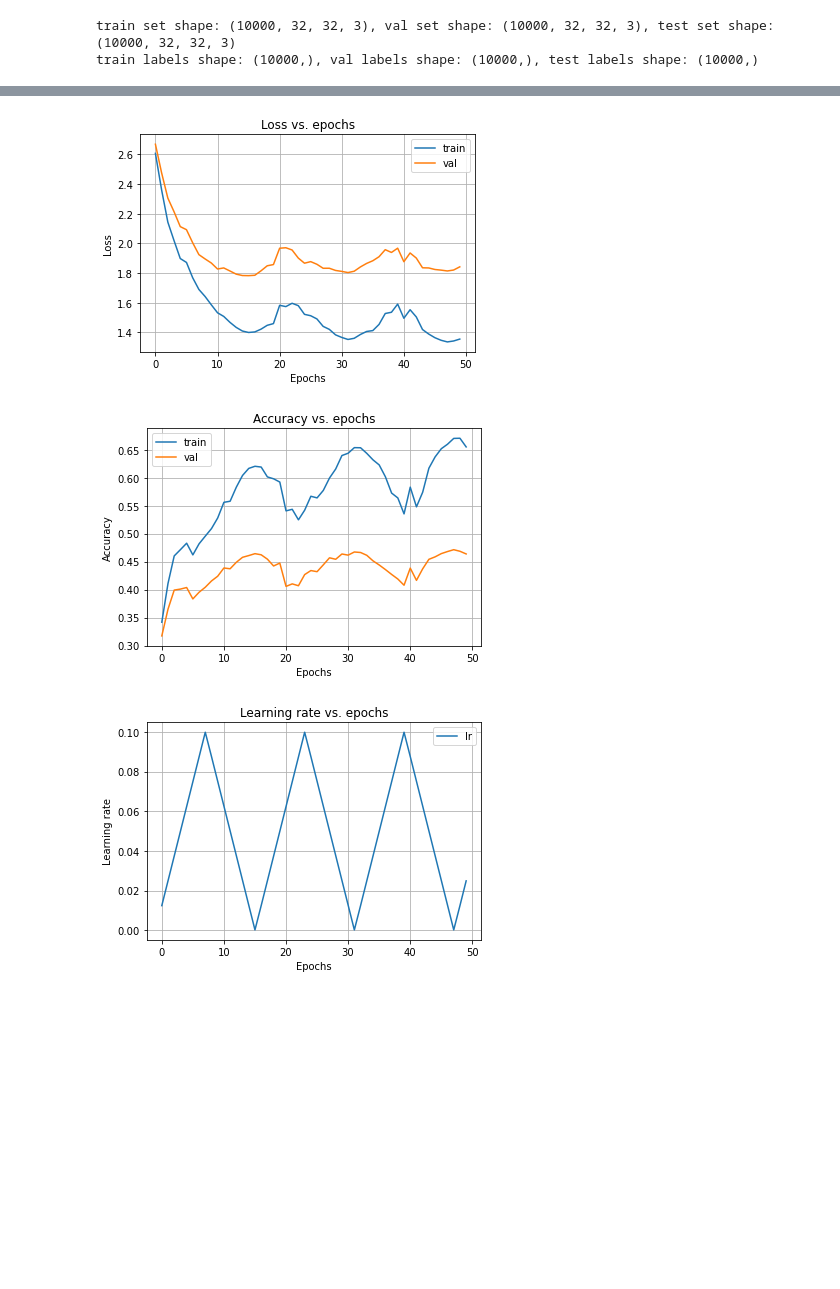
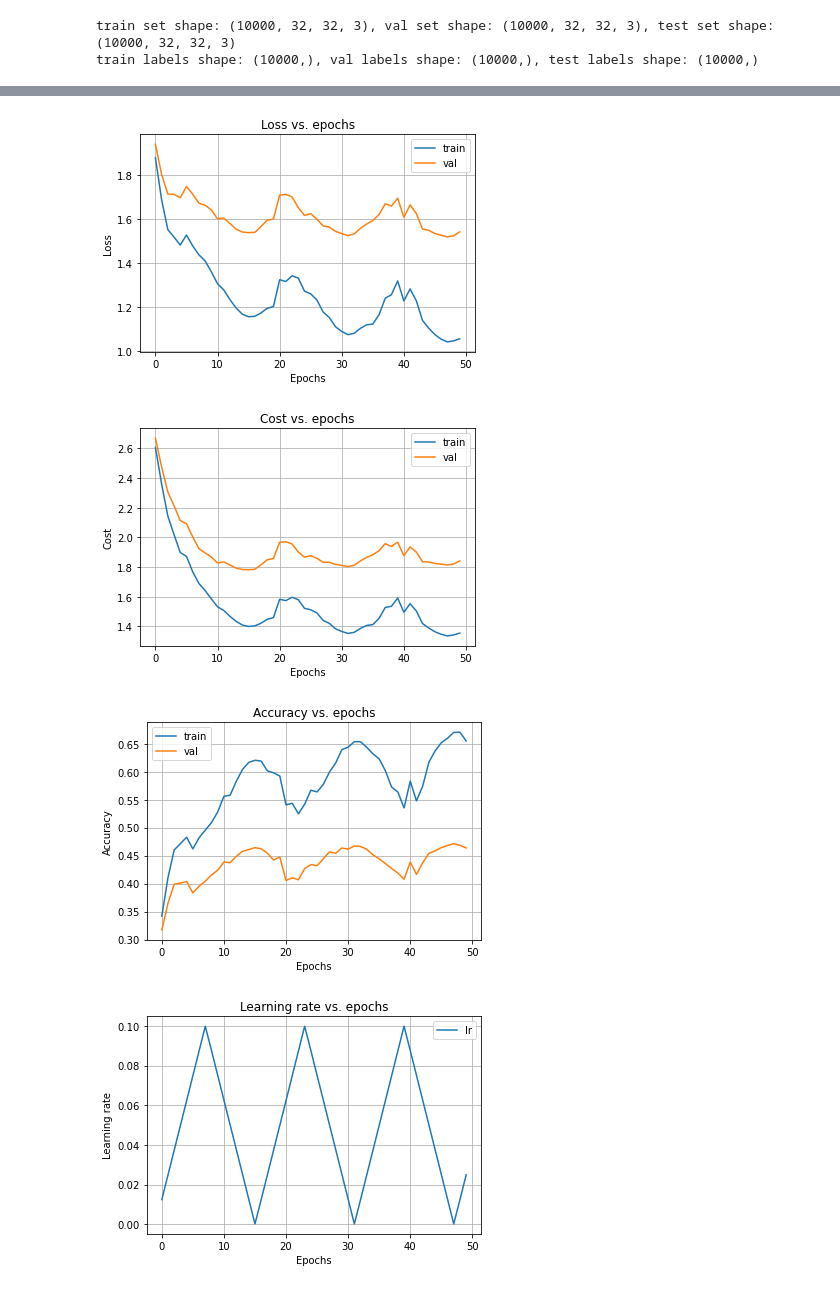
Before and after one commit to mark-antal-csizmadia/nn-blocks, a Jupyter notebook: main2.ipynb, the cells around one changed output, grey strips where cells are left out. Cells and saved outputs as stored; diff of their text form; code cells hidden in the pictures; blank space fills up the shorter version.

Commit message:
separated cost and loss. closes #26

```diff
--- a/main2.ipynb
+++ b/main2.ipynb
@@ -81,6 +81,16 @@ def plot_losses(history):
     plt.title("Loss vs. epochs")
     plt.xlabel("Epochs")
     plt.ylabel("Loss")
+    plt.legend()
+    plt.show()
+
+def plot_costs(history):
+    plt.plot(history["cost_train"], label="train")
+    plt.plot(history["cost_val"], label="val")
+    plt.grid()
+    plt.title("Cost vs. epochs")
+    plt.xlabel("Epochs")
+    plt.ylabel("Cost")
     plt.legend()
     plt.show()
 
@@ -164,6 +174,7 @@ model.compile_model(optimizer, loss, metrics)
 history = model.fit(x_train, y_train, x_val, y_val, n_epochs, batch_size)
 
 plot_losses(history)
+plot_costs(history)
 plot_accuracies(history)
 plot_lr(history)
 # %% [output]
@@ -187,6 +198,7 @@ epoch 50/50
-[figure, old version]
+[figure, new version]
-[figure, old version]
+[figure, new version]
-[figure, old version]
+[figure, new version]
+[figure, added]
 # %%
 l_min = -5
 l_max = -1
```
Also changed, not shown: parts of 7 cells of this notebook, 4 other files.
